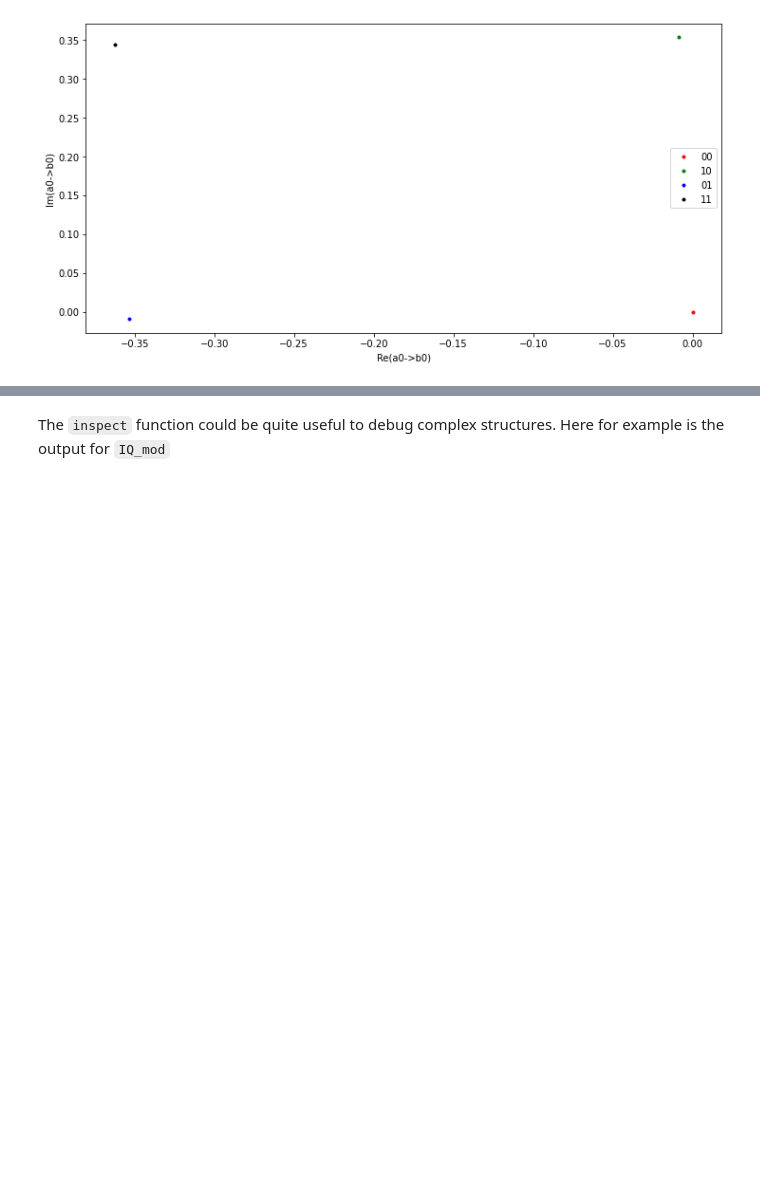
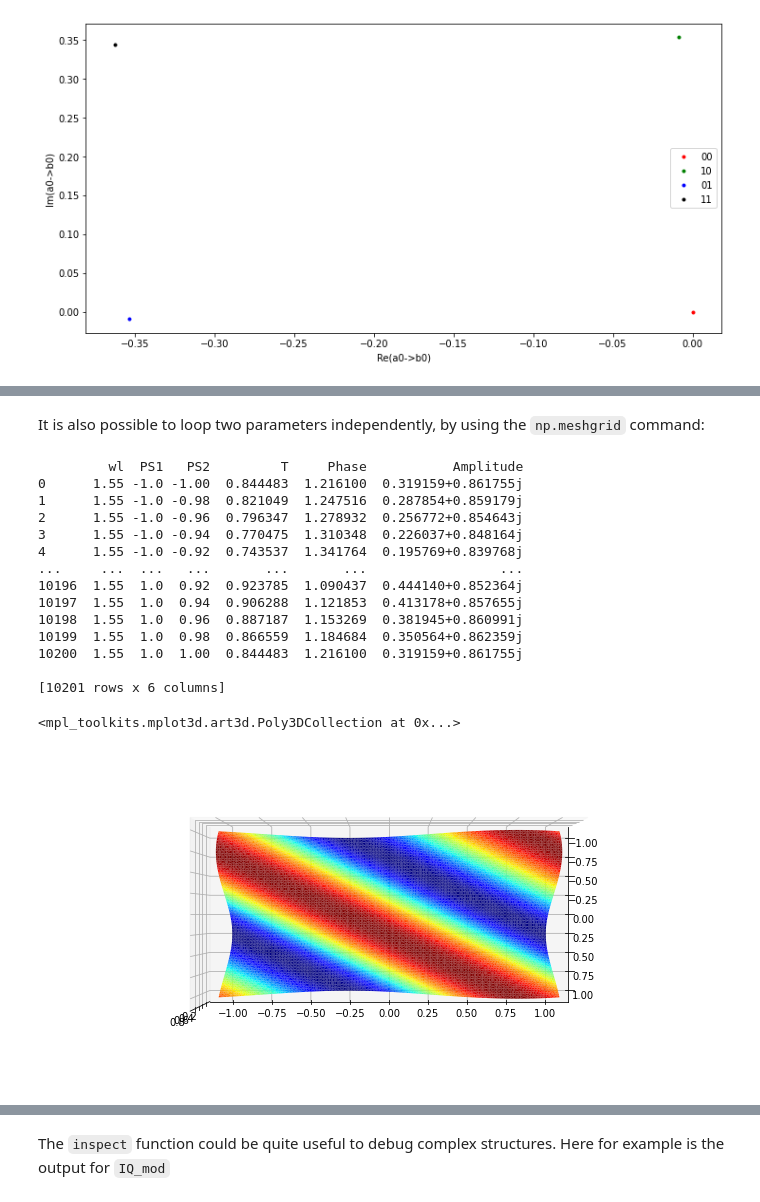
Before and after one commit to mpasson/lekkersim, a Jupyter notebook: jupiter/GenSol_intro.ipynb, the cells around one changed output, grey strips where cells are left out. Cells and saved outputs as stored; diff of their text form; code cells hidden in the pictures; blank space fills up the shorter version.

```diff
--- a/jupiter/GenSol_intro.ipynb
+++ b/jupiter/GenSol_intro.ipynb
@@ -386 +451,30 @@ plt.legend()
+# %% [markdown]
+It is also possible to loop two parameters independently, by using the `np.meshgrid` command:
+# %%
+ps=np.linspace(-1.0,1.0,101)
+P1,P2=np.meshgrid(ps,ps,indexing='ij')
+T=MZM.solve(wl=1.55, PS1=P1, PS2=P2).get_data('a0','b0')
+print(T)
+
+fig = plt.figure(figsize=[12.0, 6.0])
+ax = ax = fig.add_subplot(111, projection='3d')
+ax.view_init(elev=90.0, azim=0.0)
+ax.plot_trisurf(T['PS1'],T['PS2'],T['T'], cmap='jet')
+# %% [output]
+         wl  PS1   PS2         T     Phase           Amplitude
+0      1.55 -1.0 -1.00  0.844483  1.216100  0.319159+0.861755j
+1      1.55 -1.0 -0.98  0.821049  1.247516  0.287854+0.859179j
+2      1.55 -1.0 -0.96  0.796347  1.278932  0.256772+0.854643j
+3      1.55 -1.0 -0.94  0.770475  1.310348  0.226037+0.848164j
+4      1.55 -1.0 -0.92  0.743537  1.341764  0.195769+0.839768j
+...     ...  ...   ...       ...       ...                 ...
+10196  1.55  1.0  0.92  0.923785  1.090437  0.444140+0.852364j
+10197  1.55  1.0  0.94  0.906288  1.121853  0.413178+0.857655j
+10198  1.55  1.0  0.96  0.887187  1.153269  0.381945+0.860991j
+10199  1.55  1.0  0.98  0.866559  1.184684  0.350564+0.862359j
+10200  1.55  1.0  1.00  0.844483  1.216100  0.319159+0.861755j
+
+[10201 rows x 6 columns]
+<mpl_toolkits.mplot3d.art3d.Poly3DCollection at 0x...>
+[figure, added]
 # %% [markdown]
```
Also changed, not shown: parts of 8 cells of this notebook, 5 other files.
